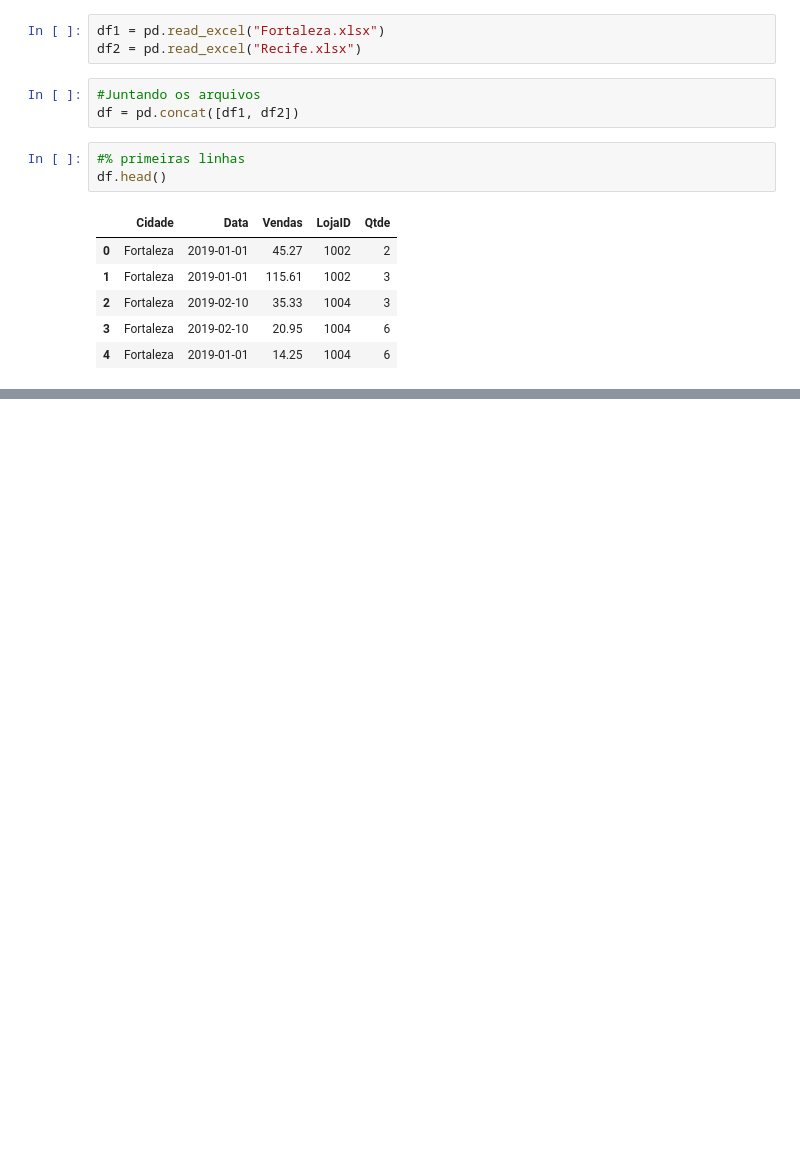
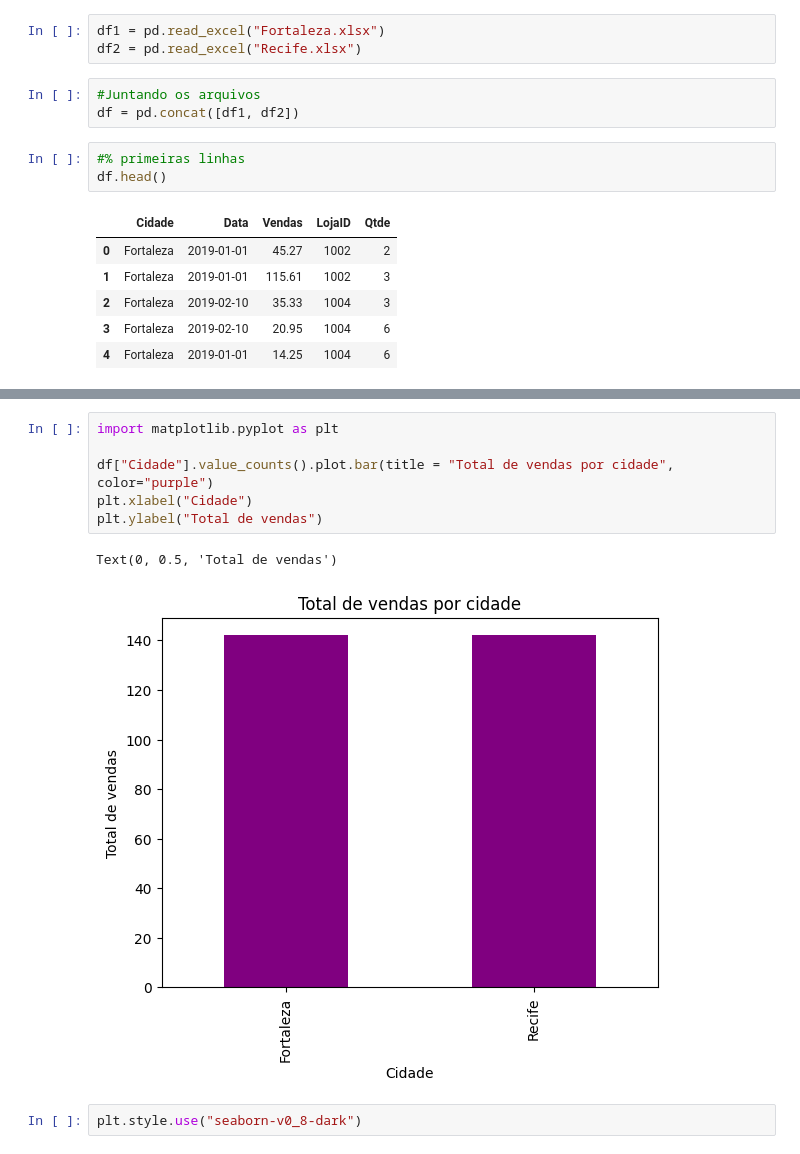
Before and after one commit to Jessicamf4/Analise-de-Dados, a Jupyter notebook: pandasAnaliseExcel.ipynb, the cells around one changed output, grey strips where cells are left out. Saved outputs shown, nothing was run; the diff lists cells and outputs as text; blank space fills up the shorter version.

```diff
--- a/pandasAnaliseExcel.ipynb
+++ b/pandasAnaliseExcel.ipynb
@@ -30,0 +43,11 @@ df.sample(5)
+# %%
+import matplotlib.pyplot as plt
+
+df["Cidade"].value_counts().plot.bar(title = "Total de vendas por cidade", color="purple")
+plt.xlabel("Cidade")
+plt.ylabel("Total de vendas")
+# %% [output]
+Text(0, 0.5, 'Total de vendas')
+[figure, added]
+# %%
+plt.style.use("seaborn-v0_8-dark")
```
Also changed, not shown: parts of 5 cells of this notebook, 2 other files.
